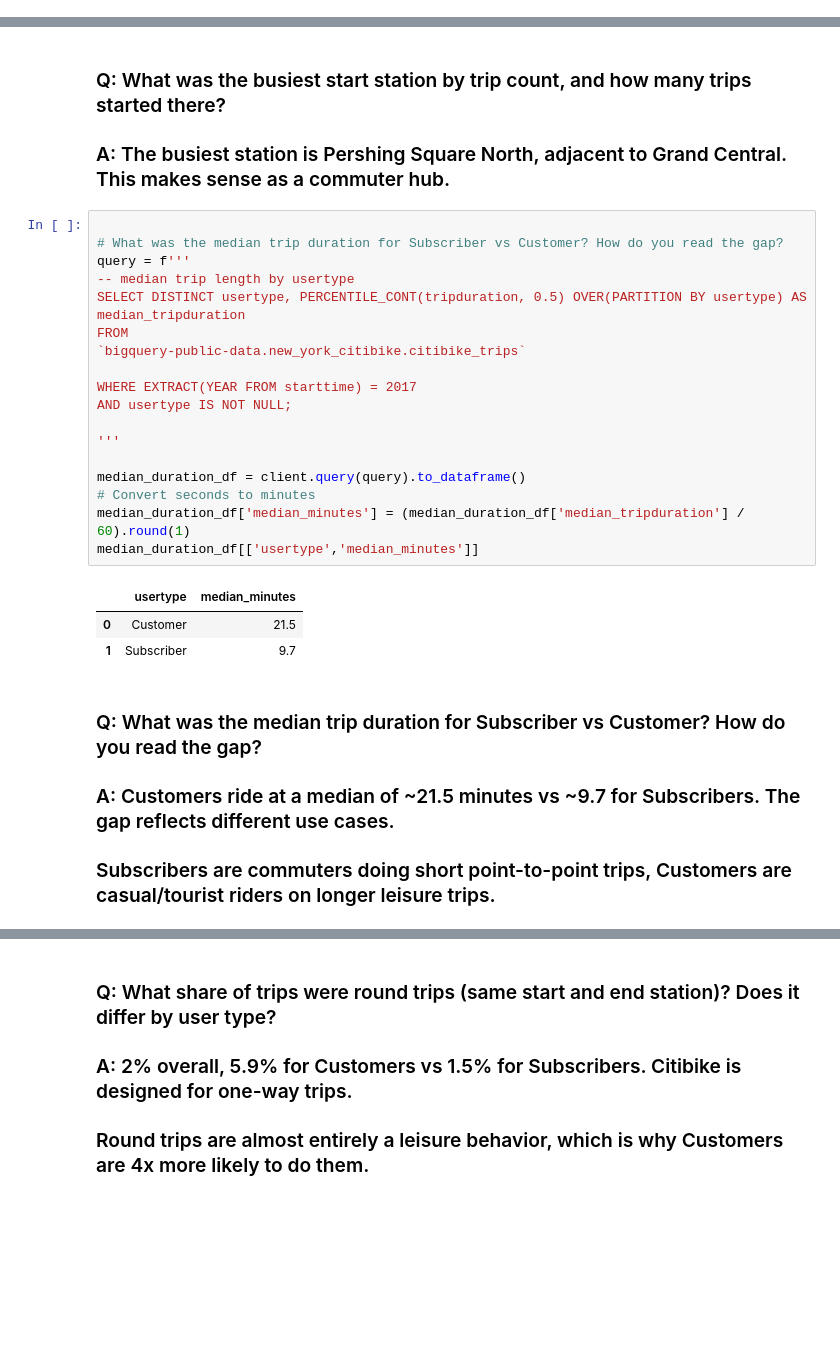
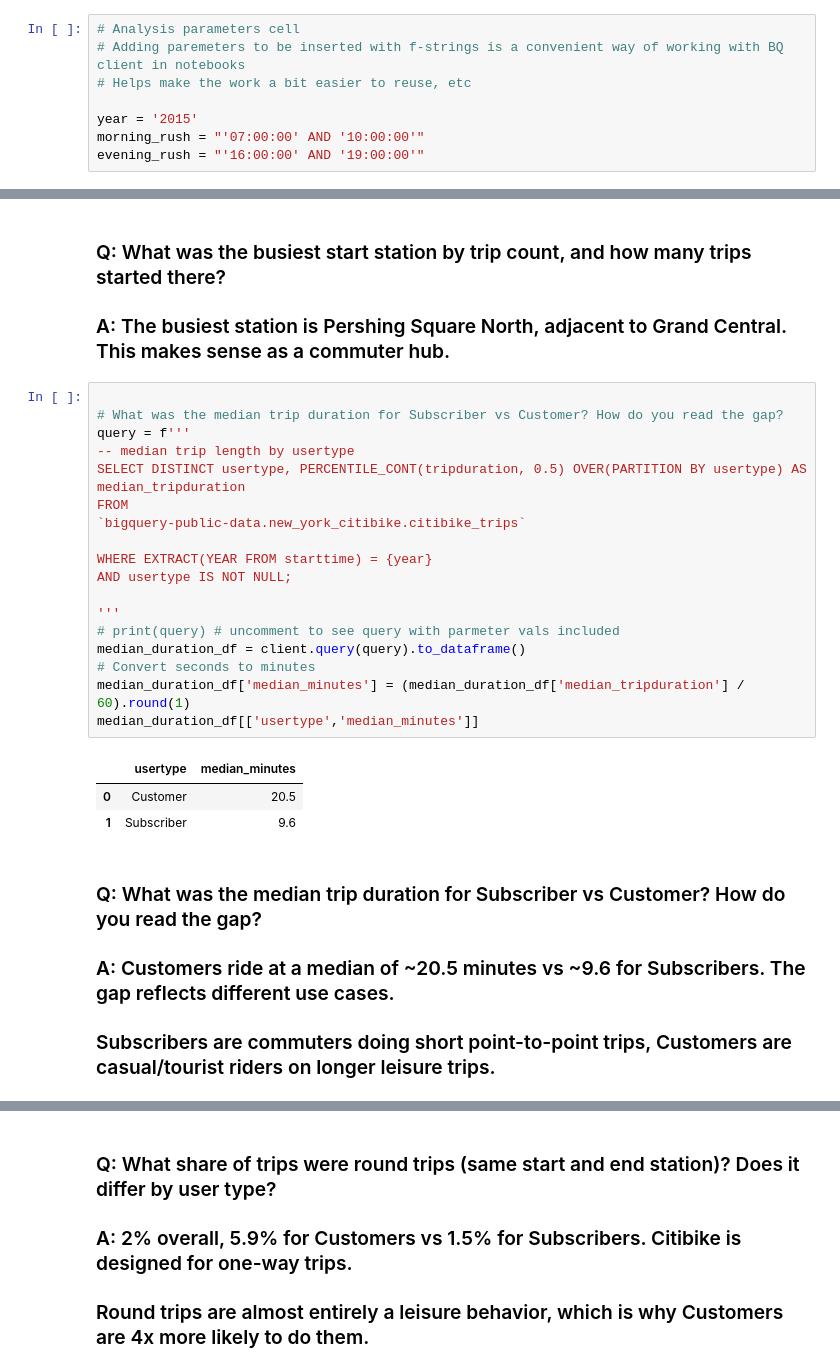
Before and after one commit to bpw1009/wand-takehome, a Jupyter notebook: citibike_questions.ipynb, the cells around one changed output, grey strips where cells are left out. Saved outputs shown, nothing was run; the diff lists cells and outputs as text; blank space fills up the shorter version.

```diff
--- a/citibike_questions.ipynb
+++ b/citibike_questions.ipynb
@@ -28,6 +31,14 @@ client = bigquery.Client(project=project,credentials=credentials)
 google_citibike = '`bigquery-public-data.new_york_citibike.citibike_trips`'
 # %% [markdown]
 # Question 2, Part A
+# %%
+# Analysis parameters cell
+# Adding paremeters to be inserted with f-strings is a convenient way of working with BQ client in notebooks
+# Helps make the work a bit easier to reuse, etc
+
+year = '2015'
+morning_rush = "'07:00:00' AND '10:00:00'"
+evening_rush = "'16:00:00' AND '19:00:00'"
 # %%
 
 # What was the busiest start station by trip count, and how many trips started there?
@@ -56,28 +67,28 @@ busy_station_df
 # %%
 
 # What was the median trip duration for Subscriber vs Customer? How do you read the gap?
 query = f'''
 -- median trip length by usertype
 SELECT DISTINCT usertype, PERCENTILE_CONT(tripduration, 0.5) OVER(PARTITION BY usertype) AS median_tripduration
 FROM
 `bigquery-public-data.new_york_citibike.citibike_trips`
 
-WHERE EXTRACT(YEAR FROM starttime) = 2017
+WHERE EXTRACT(YEAR FROM starttime) = {year}
 AND usertype IS NOT NULL;
 
 '''
-
+# print(query) # uncomment to see query with parmeter vals included
 median_duration_df = client.query(query).to_dataframe()
 # Convert seconds to minutes
 median_duration_df['median_minutes'] = (median_duration_df['median_tripduration'] / 60).round(1)
 median_duration_df[['usertype','median_minutes']]
 # %% [output]
 |  | usertype | median_minutes |
-| 0 | Customer | 21.5 |
-| 1 | Subscriber | 9.7 |
+| 0 | Customer | 20.5 |
+| 1 | Subscriber | 9.6 |
 # %% [markdown]
 ### Q: What was the median trip duration for Subscriber vs Customer? How do you read the gap?
-### A: Customers ride at a median of ~21.5 minutes vs ~9.7 for Subscribers. The gap reflects different use cases.
+### A: Customers ride at a median of ~20.5 minutes vs ~9.6 for Subscribers. The gap reflects different use cases.
 ### Subscribers are commuters doing short point-to-point trips, Customers are casual/tourist riders on longer leisure trips.<br>
 # %%
 
```
Also changed, not shown: parts of 35 cells of this notebook, 1 other file.
